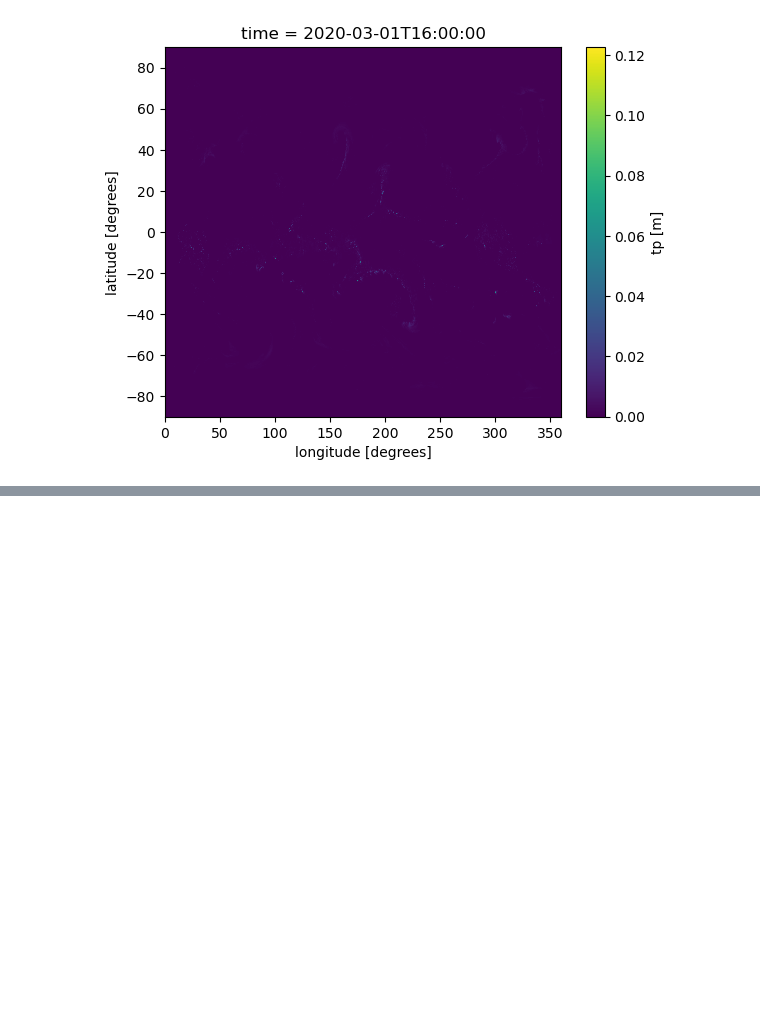
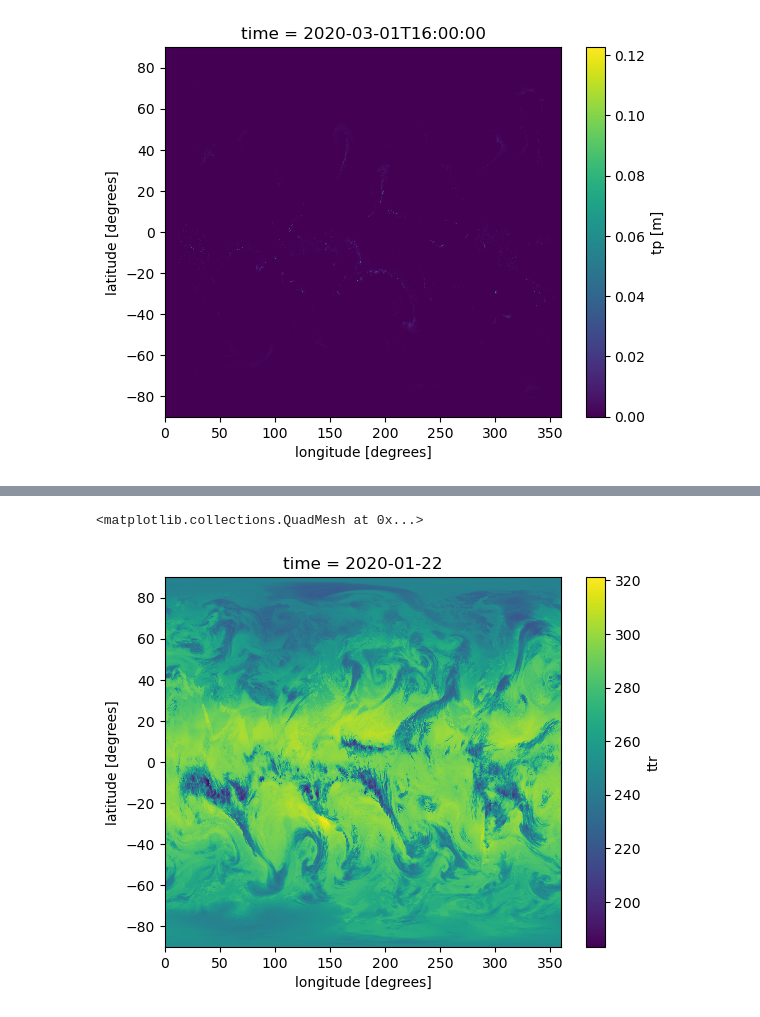
Before and after one commit to w-k-jones/mpi_hacakthon, a Jupyter notebook: 10_test_IFS_loading_regridding.ipynb, the cells around one changed output, grey strips where cells are left out. Cells and saved outputs as stored; diff of their text form; code cells hidden in the pictures; blank space fills up the shorter version.

```diff
--- a/10_test_IFS_loading_regridding.ipynb
+++ b/10_test_IFS_loading_regridding.ipynb
@@ -390,0 +385,26 @@ dataset.tp.isel(time=1000).drop_vars(["lat", "lon"]).compute().isel(value=pix).p
+# %%
+def get_tb(olr):
+    """
+    This function converts outgoing longwave radiation to brightness temperatures.
+
+    Args:
+        olr(xr.DataArray or numpy array): 2D field of model output with OLR
+
+    Returns:
+        tb(xr.DataArray or numpy array): 2D field with estimated brightness temperatures
+    """
+    # constants
+    aa = 1.228
+    bb = -1.106e-3  # K−1
+    # Planck constant
+    sigma = 5.670374419e-8  # W⋅m−2⋅K−4
+
+    # flux equivalent brightness temperature
+    Tf = (abs(olr) / sigma) ** (1.0 / 4)
+    tb = (((aa**2 + 4 * bb * Tf) ** (1.0 / 2)) - aa) / (2 * bb)
+    return tb
+# %%
+get_tb(olr[0]).plot()
+# %% [output]
+<matplotlib.collections.QuadMesh at 0x...>
+[figure, added]
```
Also changed, not shown: parts of 22 cells of this notebook.
